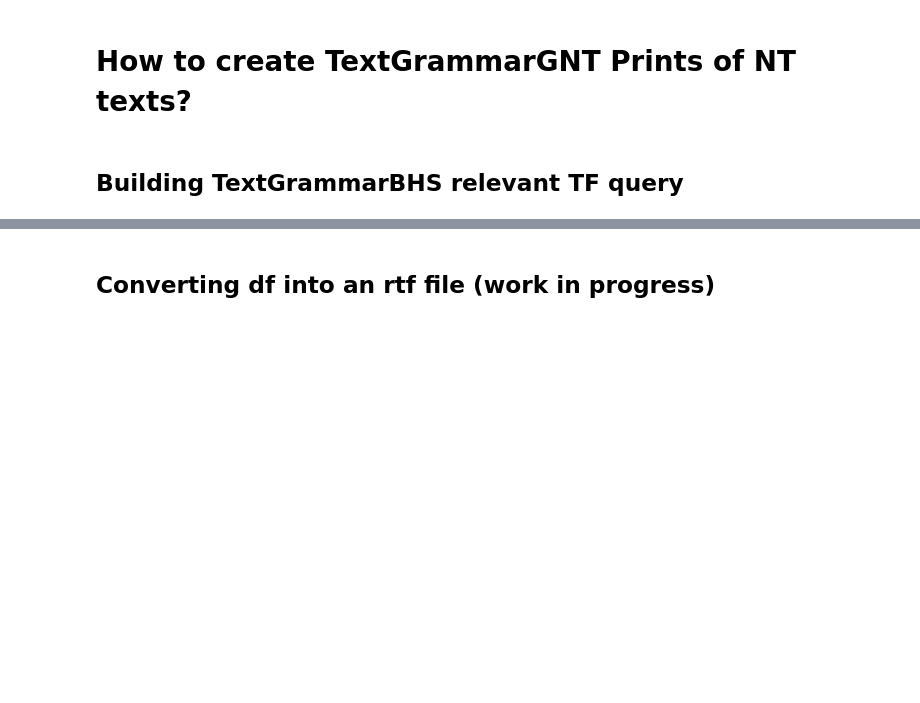
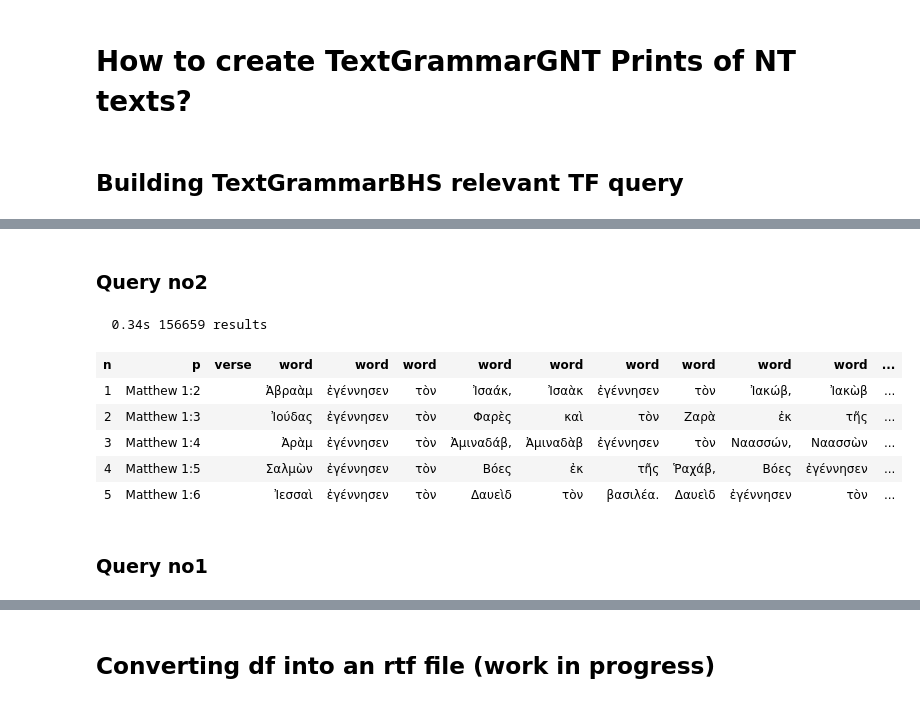
Before and after one commit to oliverglanz/Text-Fabric, a Jupyter notebook: TF-workshop/TF-Workshop_010_TextGrammarDisplayCreation.ipynb, the cells around one changed output, grey strips where cells are left out. Cells and saved outputs as stored; diff of their text form; code cells hidden in the pictures; blank space fills up the shorter version.

```diff
--- a/TF-workshop/TF-Workshop_010_TextGrammarDisplayCreation.ipynb
+++ b/TF-workshop/TF-Workshop_010_TextGrammarDisplayCreation.ipynb
@@ -1763,2 +1092,26 @@ open>===========================================================================
+# %% [markdown]
+### Query no2
+# %%
+TextGrammarGNT = '''
+book
+ sentence rule*
+  clause typ*
+   phrase role* function*
+    word book=Matthew|Mark|Luke|John bookshort* chapter* verse* function*
+
+
+'''
+TextGrammarGNT = GNT.search(TextGrammarGNT)
+GNT.table(TextGrammarGNT, start=1, end=5, condensed=True, multiFeatures=False, colorMap={2:'yellow', 3:'pink', 4:'magenta', 5:'lightblue'}, hiddenTypes={"wg"})
+# %% [output]
+  0.34s 156659 results
+| n | p | verse | word | word | word | word | word | word | word | word | word | ... |
+| 1 | Matthew 1:2 |  | Ἀβραὰμ | ἐγέννησεν | τὸν | Ἰσαάκ, | Ἰσαὰκ | ἐγέννησεν | τὸν | Ἰακώβ, | Ἰακὼβ | ... |
+| 2 | Matthew 1:3 |  | Ἰούδας | ἐγέννησεν | τὸν | Φαρὲς | καὶ | τὸν | Ζαρὰ | ἐκ | τῆς | ... |
+| 3 | Matthew 1:4 |  | Ἀρὰμ | ἐγέννησεν | τὸν | Ἀμιναδάβ, | Ἀμιναδὰβ | ἐγέννησεν | τὸν | Ναασσών, | Ναασσὼν | ... |
+| 4 | Matthew 1:5 |  | Σαλμὼν | ἐγέννησεν | τὸν | Βόες | ἐκ | τῆς | Ῥαχάβ, | Βόες | ἐγέννησεν | ... |
+| 5 | Matthew 1:6 |  | Ἰεσσαὶ | ἐγέννησεν | τὸν | Δαυεὶδ | τὸν | βασιλέα. | Δαυεὶδ | ἐγέννησεν | τὸν | ... |
+# %% [markdown]
+### Query no1
 # %%
 TextGrammarGNT='''
```
Also changed, not shown: parts of 56 cells of this notebook.
